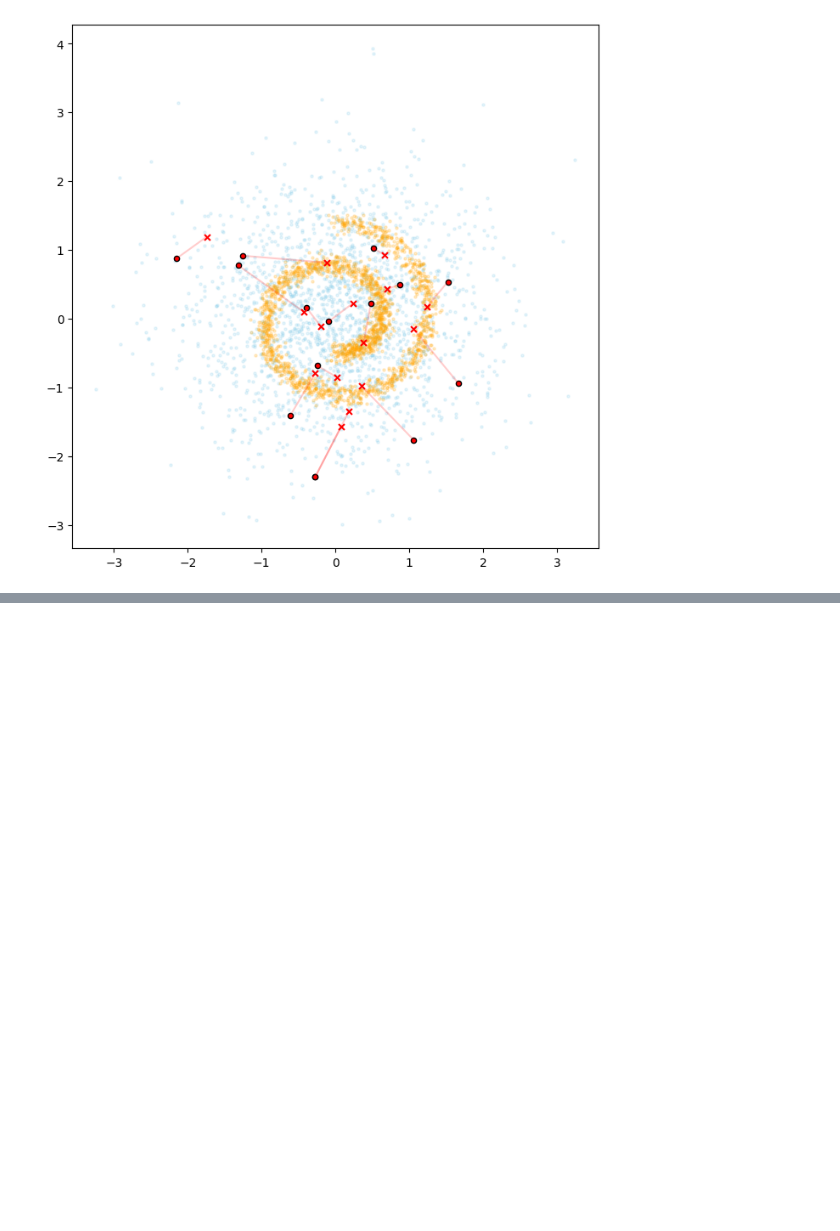
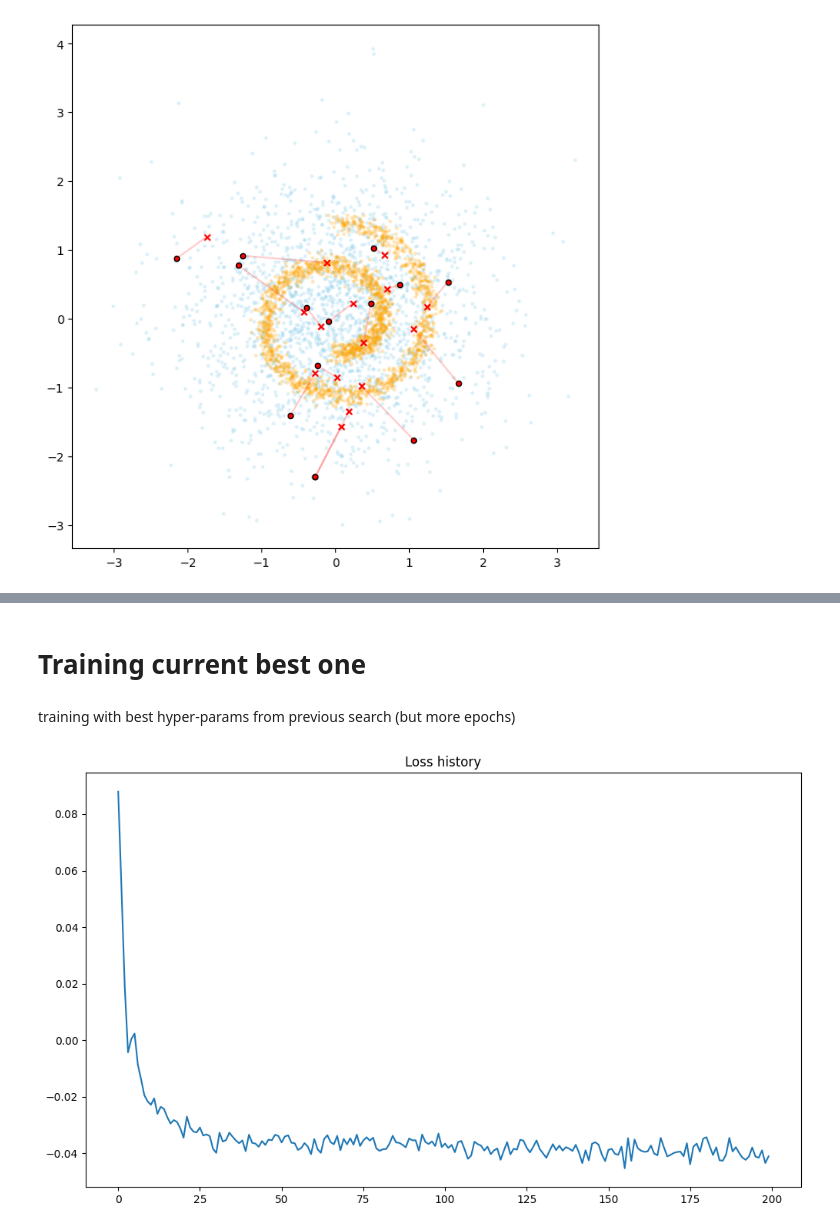
Before and after one commit to shredder67/energy-guided-ot, a Jupyter notebook: gauss_swissroll_v2.ipynb, the cells around one changed output, grey strips where cells are left out. Saved outputs shown, nothing was run; the diff lists cells and outputs as text; code cells hidden in the pictures; blank space fills up the shorter version.

```diff
--- a/gauss_swissroll_v2.ipynb
+++ b/gauss_swissroll_v2.ipynb
@@ -302,10 +320,10 @@ def sample_from_model(
         model,
         x_start,
         n_samples,
-        n_steps=N_STEPS,
-        step_size=STEP_SIZE,
-        sampling_noise=SAMPLING_NOISE,
-        hreg=HREG,
+        n_steps=config.N_STEPS,
+        step_size=config.STEP_SIZE,
+        sampling_noise=config.SAMPLING_NOISE,
+        hreg=config.HREG,
         decay=1.):
     x = torch.broadcast_to(x_start, (n_samples, 2))
     y = torch.normal(0, 3., size=x.shape, device=DEVICE)
@@ -326,9 +344,9 @@ def sample_from_model(
 # %% [markdown]
 ## Fitted dataset vs Target comparison
 # %%
-def visualize_learned_distribution(model, dataset_from, dataset_to):
+def visualize_learned_distribution(model, dataset_from, dataset_to, save_to=None):
     """Visualizes 1-to-1 mapping for each point from source dataset - if everything fine, should closely resemble reference dataset"""
-    if SCALED_REGIME:
+    if config.SCALED_REGIME:
         ds_x = std_scale(dataset_from.data, dataset_from.mu, dataset_from.std)
         ds_y = std_scale(dataset_to.data, dataset_to.mu, dataset_to.std)
     else:
@@ -357,7 +375,10 @@ def visualize_learned_distribution(model, dataset_from, dataset_to):
     axs[2].set_title("Target distribution + Fitted distribution")
     axs[2].axis('off')
 
-    plt.show()
+    if save_to is None:
+        plt.show()
+    else:
+        plt.savefig(save_to)
 # %%
 visualize_learned_distribution(u_model, dataset_y, dataset_x)
 # %% [output]
@@ -486,0 +573,34 @@ visualize_sampling_cond_from_points_1to1(v_model, dataset_x, dataset_y, n=15,
+# %% [markdown]
+# Training current best one
+# %% [markdown]
+training with best hyper-params from previous search (but more epochs)
+# %%
+best_params = {
+    "N_SAMPLES": 1024,
+    "EPS": 1.0,
+    "N_STEPS": 100,
+    "STEP_SIZE": 1.0,
+    "SAMPLING_NOISE": 0.05,
+    "ALPHA": 0.05,
+    "HREG": 0.02,
+    "SCALED_REGIME": False,
+    "NUM_ITERS": 200,
+    "LR": 0.0002,
+    "HIDDEN_DIM_SIZE": 256
+}
+
+config = Config.from_dict(best_params)
+u_model = BasicModel(hidden_dim=config.HIDDEN_DIM_SIZE).to(DEVICE)
+v_model = BasicModel(hidden_dim=config.HIDDEN_DIM_SIZE).to(DEVICE)
+
+optimizer = torch.optim.AdamW(
+    list(u_model.parameters()) + list(v_model.parameters()), lr=config.LR)
+loss_hist = train(dataset_x, dataset_y, u_model, v_model,
+                optimizer, num_iters=config.NUM_ITERS)
+# %%
+plt.figure(figsize=(12, 7))
+plt.plot(loss_hist)
+plt.title("Loss history")
+plt.show()
+# %% [output]
+[figure, added]
```
Also changed, not shown: parts of 21 cells of this notebook, 7 other files.
